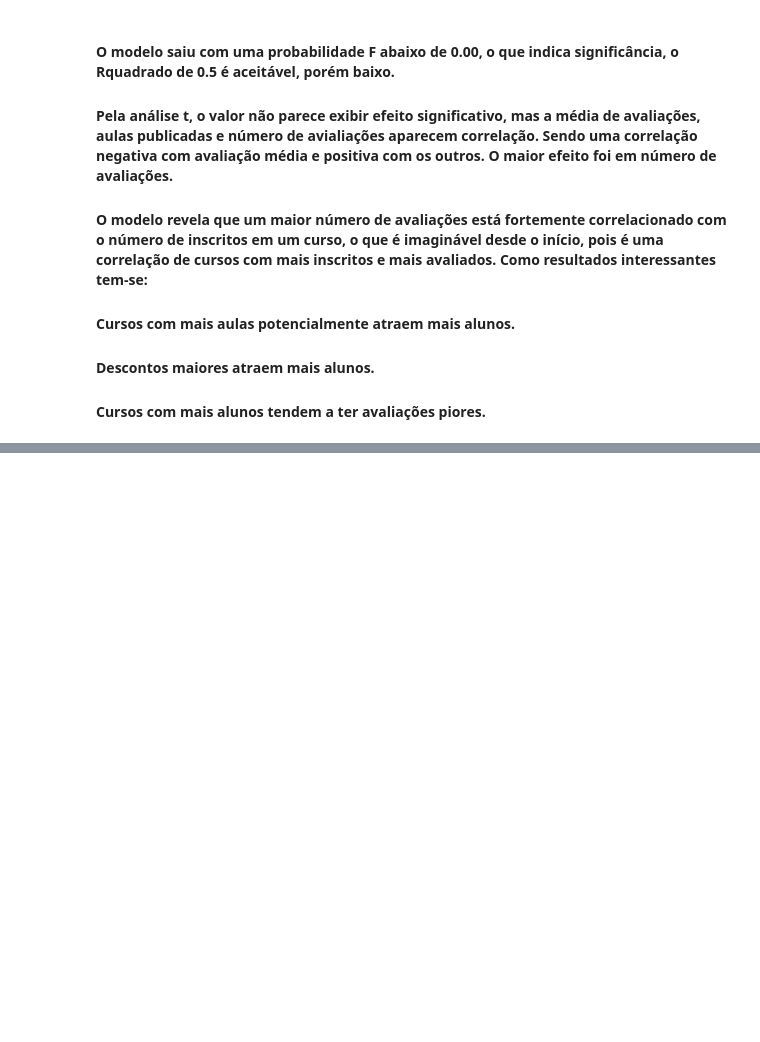
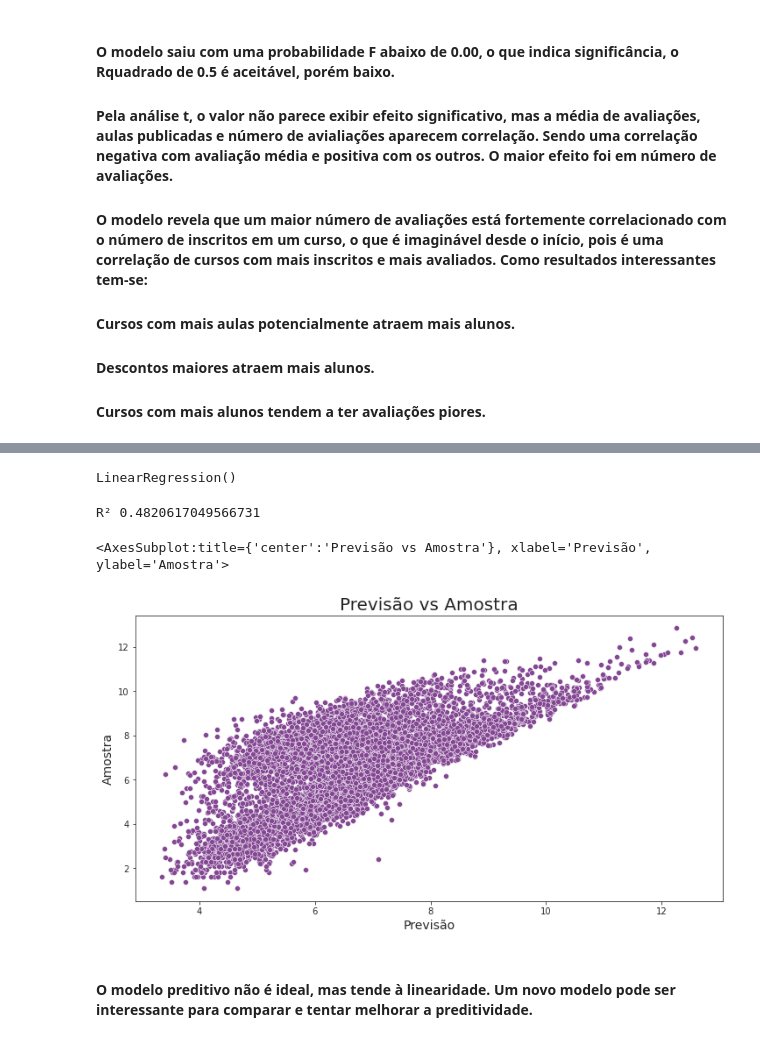
Before and after one commit to lalianza/portfolio, a Jupyter notebook: udemy-analysis.ipynb, the cells around one changed output, grey strips where cells are left out. Drawn from its saved outputs; the diff is of its cells as text; code cells hidden in the pictures; blank space fills up the shorter version.

```diff
--- a/udemy-analysis.ipynb
+++ b/udemy-analysis.ipynb
@@ -326,0 +333,5 @@ Notes:
+# %%
+modelo = LinearRegression()
+modelo.fit(X_train, y_train)
+# %% [output]
+LinearRegression()
@@ -326,0 +340,21 @@ Notes:
+# %%
+#O R² está muito parecido, como esperado, utilizando essa forma de testar.
+print('R² %s' % metrics.r2_score(y_test, y_previsto))
+# %% [output]
+R² 0.4820617049566731
+# %%
+#Vamos gerar as previsões para os dados de treino
+y_previsto_train = modelo.predict(X_train)
+# %%
+#Vamos criar um gráfico de dispersão utilizando o dado previsto usando o modelo e o dado de treino.
+ax = sns.scatterplot(x=y_previsto_train, y=y_train)
+ax.figure.set_size_inches(12, 6)
+ax.set_title('Previsão vs Amostra', fontsize=20)
+ax.set_xlabel('Previsão', fontsize=14)
+ax.set_ylabel('Amostra', fontsize=14)
+ax
+# %% [output]
+<AxesSubplot:title={'center':'Previsão vs Amostra'}, xlabel='Previsão', ylabel='Amostra'>
+[figure, added]
+# %% [markdown]
+#### O modelo preditivo não é ideal, mas tende à linearidade. Um novo modelo pode ser interessante para comparar e tentar melhorar a preditividade.
```
Also changed, not shown: parts of 6 cells of this notebook.
